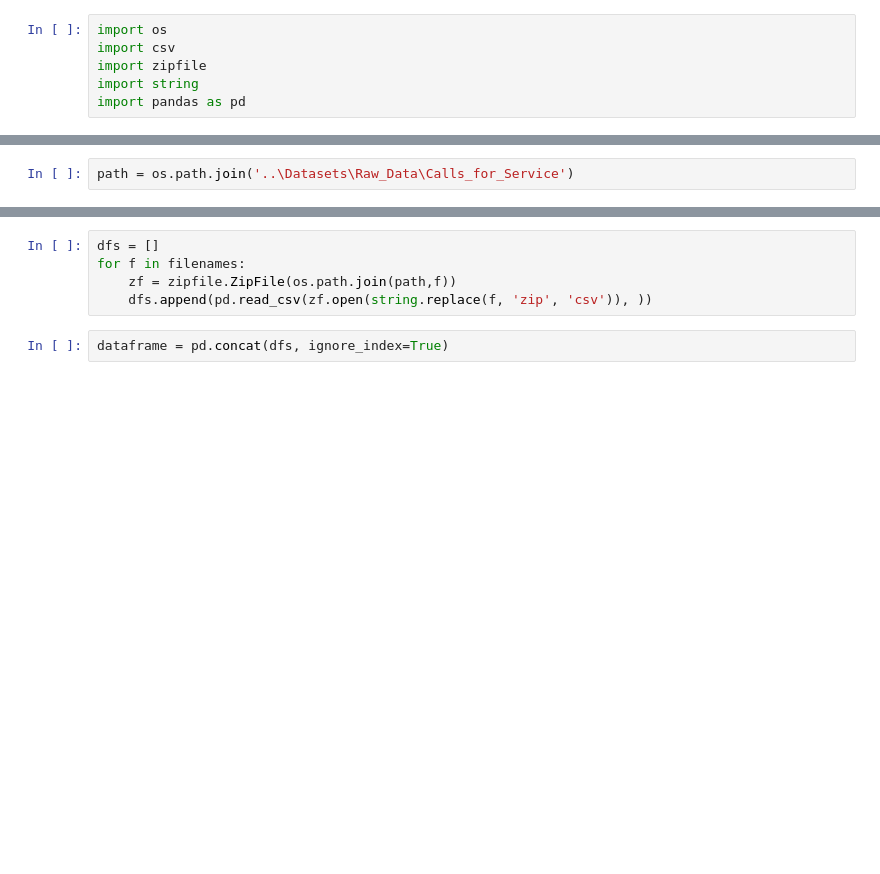
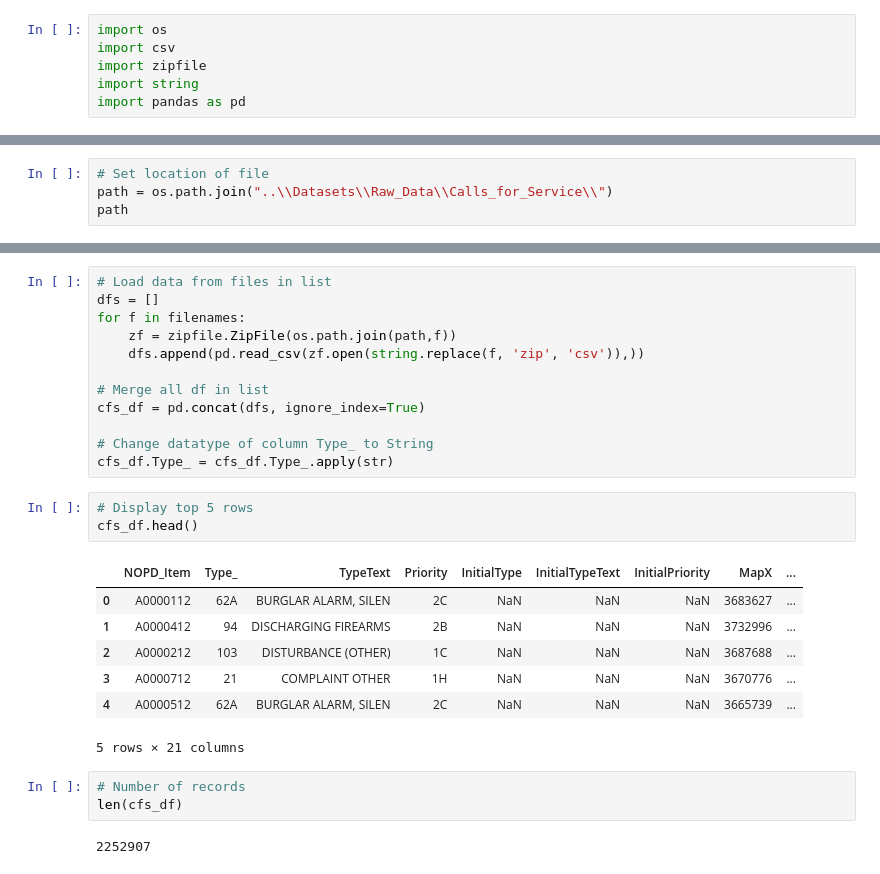
Before and after one commit to nikhilba/NOLA, a Jupyter notebook: Analysis/Calls_for_Service.ipynb, the cells around one changed output, grey strips where cells are left out. Drawn from its saved outputs; the diff is of its cells as text; blank space fills up the shorter version.

```diff
--- a/Analysis/Calls_for_Service.ipynb
+++ b/Analysis/Calls_for_Service.ipynb
@@ -7,2 +17,4 @@ import pandas as pd
 # %%
-path = os.path.join('..\Datasets\Raw_Data\Calls_for_Service')
+# Set location of file
+path = os.path.join("..\\Datasets\\Raw_Data\\Calls_for_Service\\")
+path
@@ -11,7 +33,28 @@ filenames = os.listdir(path)
 # %%
+# Load data from files in list
 dfs = []
 for f in filenames:
     zf = zipfile.ZipFile(os.path.join(path,f))
-    dfs.append(pd.read_csv(zf.open(string.replace(f, 'zip', 'csv')), ))
+    dfs.append(pd.read_csv(zf.open(string.replace(f, 'zip', 'csv')),))
+
+# Merge all df in list
+cfs_df = pd.concat(dfs, ignore_index=True)
+
+# Change datatype of column Type_ to String
+cfs_df.Type_ = cfs_df.Type_.apply(str)
-# %%
-dataframe = pd.concat(dfs, ignore_index=True)
+# %%
+# Display top 5 rows
+cfs_df.head()
+# %% [output]
+|  | NOPD_Item | Type_ | TypeText | Priority | InitialType | InitialTypeText | InitialPriority | MapX | ... |
+| 0 | A0000112 | 62A | BURGLAR ALARM, SILEN | 2C | NaN | NaN | NaN | 3683627 | ... |
+| 1 | A0000412 | 94 | DISCHARGING FIREARMS | 2B | NaN | NaN | NaN | 3732996 | ... |
+| 2 | A0000212 | 103 | DISTURBANCE (OTHER) | 1C | NaN | NaN | NaN | 3687688 | ... |
+| 3 | A0000712 | 21 | COMPLAINT OTHER | 1H | NaN | NaN | NaN | 3670776 | ... |
+| 4 | A0000512 | 62A | BURGLAR ALARM, SILEN | 2C | NaN | NaN | NaN | 3665739 | ... |
+5 rows × 21 columns
+# %%
+# Number of records
+len(cfs_df)
+# %% [output]
+2252907
```
Also changed, not shown: parts of 26 cells of this notebook.
